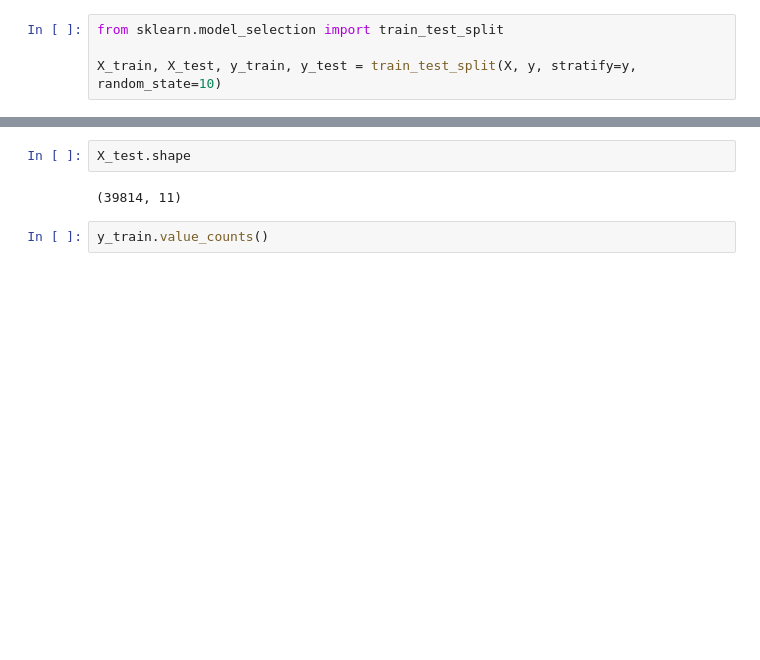
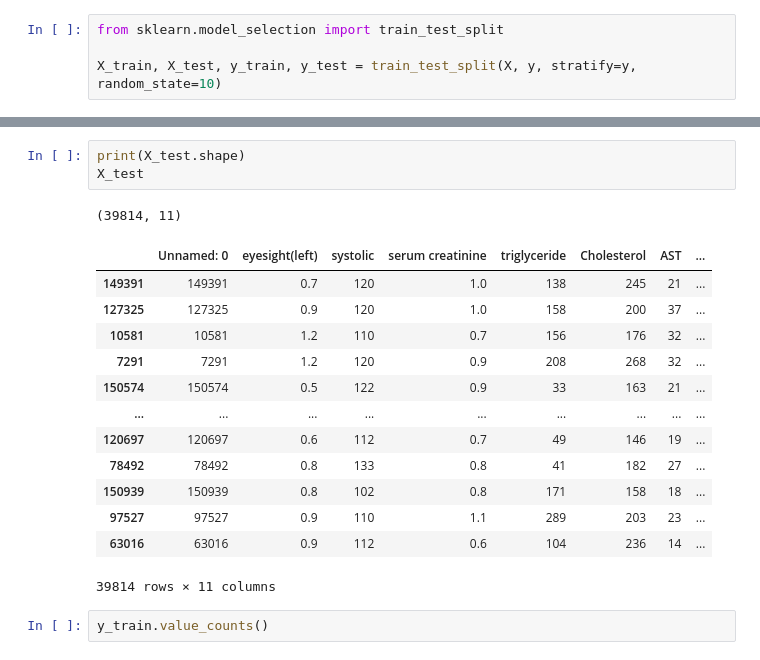
Before and after one commit to Alih111/M.L-smokers-dataset-, a Jupyter notebook: Ensembles.ipynb, the cells around one changed output, grey strips where cells are left out. Saved outputs shown, nothing was run; the diff lists cells and outputs as text; blank space fills up the shorter version.

```diff
--- a/Ensembles.ipynb
+++ b/Ensembles.ipynb
@@ -116,7 +116,21 @@ array([[-0.21674562, -0.76048142,  1.13881989, ...,  1.11610979,
-# %%
-X_test.shape
-# %% [output]
-(39814, 11)
+# %%
+print(X_test.shape)
+X_test
+# %% [output]
+(39814, 11)
+|  | Unnamed: 0 | eyesight(left) | systolic | serum creatinine | triglyceride | Cholesterol | AST | ... |
+| 149391 | 149391 | 0.7 | 120 | 1.0 | 138 | 245 | 21 | ... |
+| 127325 | 127325 | 0.9 | 120 | 1.0 | 158 | 200 | 37 | ... |
+| 10581 | 10581 | 1.2 | 110 | 0.7 | 156 | 176 | 32 | ... |
+| 7291 | 7291 | 1.2 | 120 | 0.9 | 208 | 268 | 32 | ... |
+| 150574 | 150574 | 0.5 | 122 | 0.9 | 33 | 163 | 21 | ... |
+| ... | ... | ... | ... | ... | ... | ... | ... | ... |
+| 120697 | 120697 | 0.6 | 112 | 0.7 | 49 | 146 | 19 | ... |
+| 78492 | 78492 | 0.8 | 133 | 0.8 | 41 | 182 | 27 | ... |
+| 150939 | 150939 | 0.8 | 102 | 0.8 | 171 | 158 | 18 | ... |
+| 97527 | 97527 | 0.9 | 110 | 1.1 | 289 | 203 | 23 | ... |
+| 63016 | 63016 | 0.9 | 112 | 0.6 | 104 | 236 | 14 | ... |
+39814 rows × 11 columns
 # %%
 y_train.value_counts()
 # %% [output]
```
Also changed, not shown: parts of 8 cells of this notebook.
